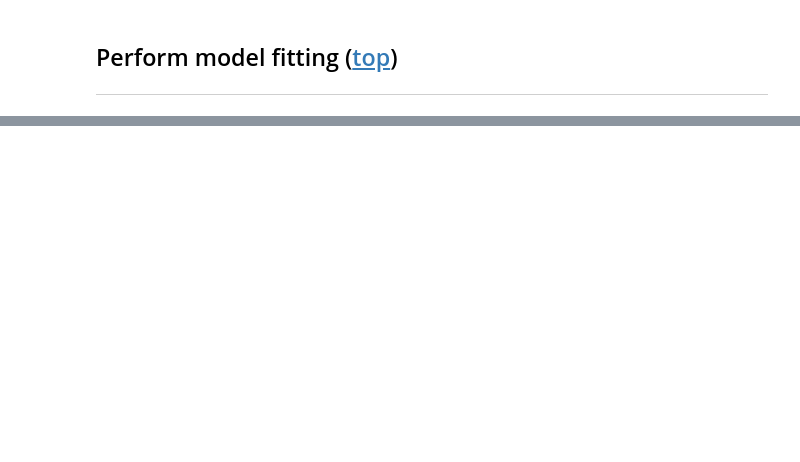
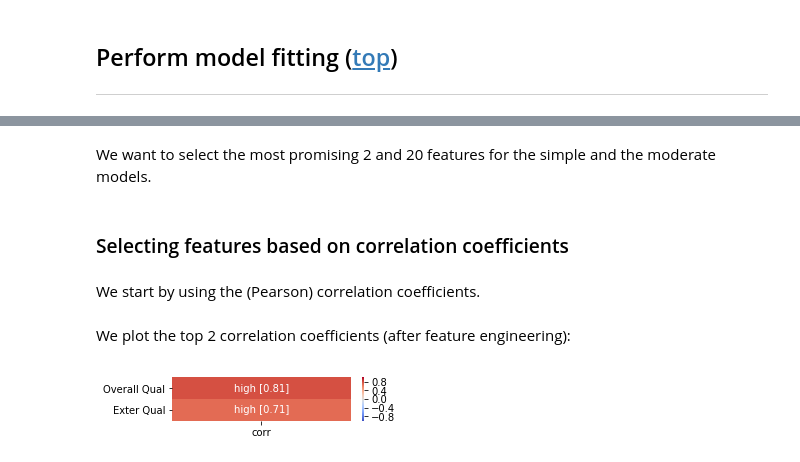
Before and after one commit to jeanrichard/epflx-adsml19-course3-project, a Jupyter notebook: house-prices/house-prices-solution-WIP.ipynb, the cells around one changed output, grey strips where cells are left out. Drawn from its saved outputs; the diff is of its cells as text; code cells hidden in the pictures; blank space fills up the shorter version.

Commit message:
Part 2 - House prices: Check-point

```diff
--- a/house-prices/house-prices-solution-WIP.ipynb
+++ b/house-prices/house-prices-solution-WIP.ipynb
@@ -1155,10 +1090,0 @@ def plot_correlation(df_corr: pd.DataFrame) -> None:
-# %%
-df_features = df_la_clean.drop(columns='SalePrice')
-df_corr = (df_features
-           .corrwith(df_la_final['SalePrice'])
-           .to_frame(name='corr'))
-# We will only look at the top 20:
-df_corr['abs_corr'] = df_corr['corr'].abs()
-df_corr = df_corr.sort_values(by='abs_corr', ascending=False)
-df_corr_top20 = df_corr[:20]
-plot_correlation(df_corr_top20)
@@ -1167,10 +1090,0 @@ plot_correlation(df_corr_top20)
-# %%
-df_features = df_la_final.drop(columns='SalePrice')
-df_corr = (df_features
-           .corrwith(df_la_final['SalePrice'])
-           .to_frame(name='corr'))
-# We will only look at the top 20:
-df_corr['abs_corr'] = df_corr['corr'].abs()
-df_corr = df_corr.sort_values(by='abs_corr', ascending=False)
-df_corr_top20 = df_corr[:20].sort_values(by='corr', ascending=False)
-plot_correlation(df_corr_top20)
@@ -1220,0 +1091,34 @@ We also keep a table for values that indicate the absence of a feature:
+# %% [markdown]
+We want to select the most promising 2 and 20 features for the simple and the moderate models.
+# %% [markdown]
+### Selecting features based on correlation coefficients
+# %% [markdown]
+We start by using the (Pearson) correlation coefficients.
+# %%
+def top_corr(df: pd.DataFrame, k: int) -> pd.Series:
+    assert k > 0
+    # Compute correlation coefficients:
+    df_features = df.drop(columns='SalePrice')
+    df_corr = (df_features
+               .corrwith(df['SalePrice'])
+               .to_frame(name='corr'))
+    # Select the k largest in terms of absolute value:
+    df_corr['abs_corr'] = df_corr['corr'].abs()
+    df_corr_top_k = df_corr.nlargest(k, columns='abs_corr')
+    return df_corr_top_k.drop(columns='abs_corr')
+
+
+def plot_corr(df: pd.DataFrame) -> None:
+    fig, ax = plt.subplots(figsize=(4, len(df) * 0.4))
+    df_label = pd.DataFrame(data=[
+        f'{label(coeff)} [{coeff:.2f}]' for coeff in df['corr']])
+    sns.heatmap(df[['corr']], annot=df_label, fmt='', vmin=-1.0, vmax=1.0, cmap='coolwarm', ax=ax)
+    plt.show()
+# %% [markdown]
+We plot the top 2 correlation coefficients (after feature engineering):
+# %%
+k = 2
+df_top_2 = top_corr(df_la_eng, k)
+plot_corr(df_top_2)
+# %% [output]
+[figure, added]
```
Also changed, not shown: parts of 25 cells of this notebook.
